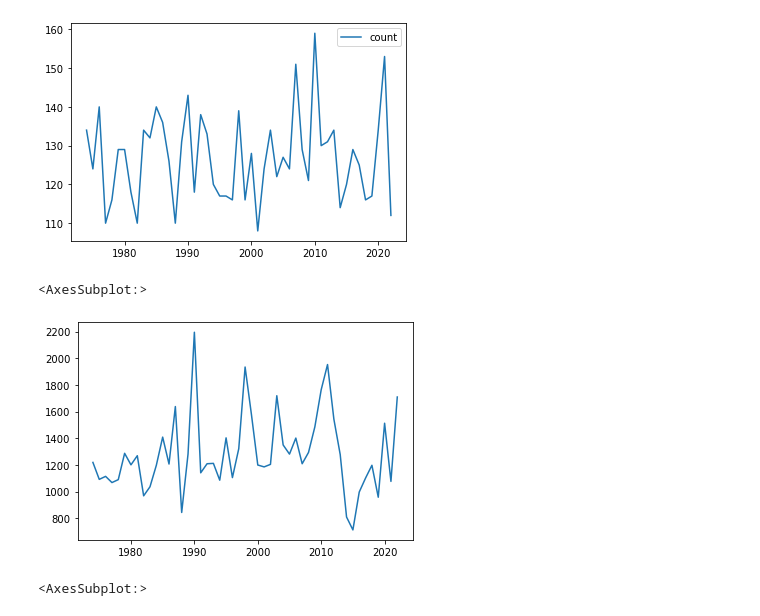
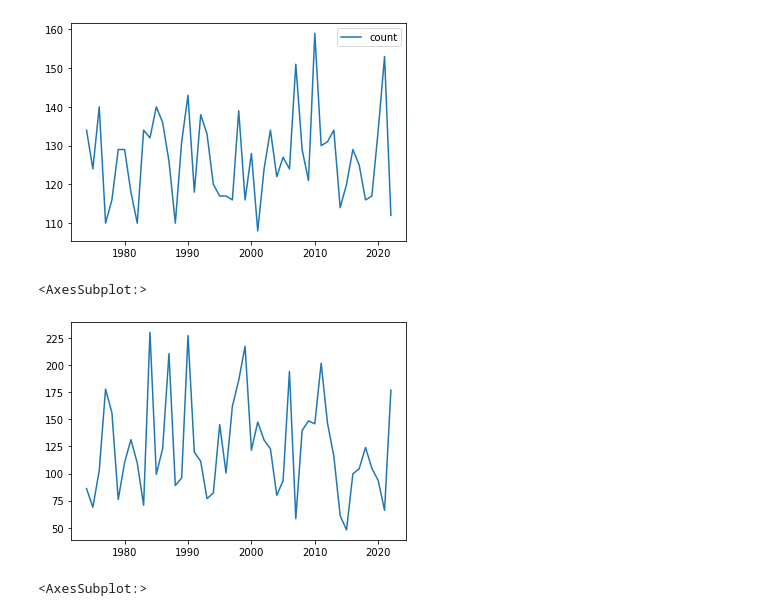
Before and after one commit to JeunghyunLee/2022-DAV_project, a Jupyter notebook: rainfall_analysis.ipynb, the cells around one changed output. Saved outputs shown, nothing was run; the diff lists cells and outputs as text; code cells hidden in the pictures.

```diff
--- a/rainfall_analysis.ipynb
+++ b/rainfall_analysis.ipynb
@@ -54,15 +54,15 @@ res.plot()
 # %%
 res=pd.DataFrame(columns=["date","max","sum"])
 for year in years:
     temp = gb[year].sort_values('date').reset_index()
     idx = temp[c].idxmax()
     dt = temp.loc[idx,'date'].month * 100 + temp.loc[idx,'date'].day
 
     res.loc[year] = [dt,temp[c].max(),temp[c].sum()]
-res['sum'].plot()
+res['max'].plot()
 # %% [output]
 <AxesSubplot:>
-[figure, old version]
+[figure, new version]
 # %%
 # monthly average and stdev
 events = pd.DataFrame(columns=['s1','s2','mean','std'])
```
Also changed, not shown: 2 other files.
